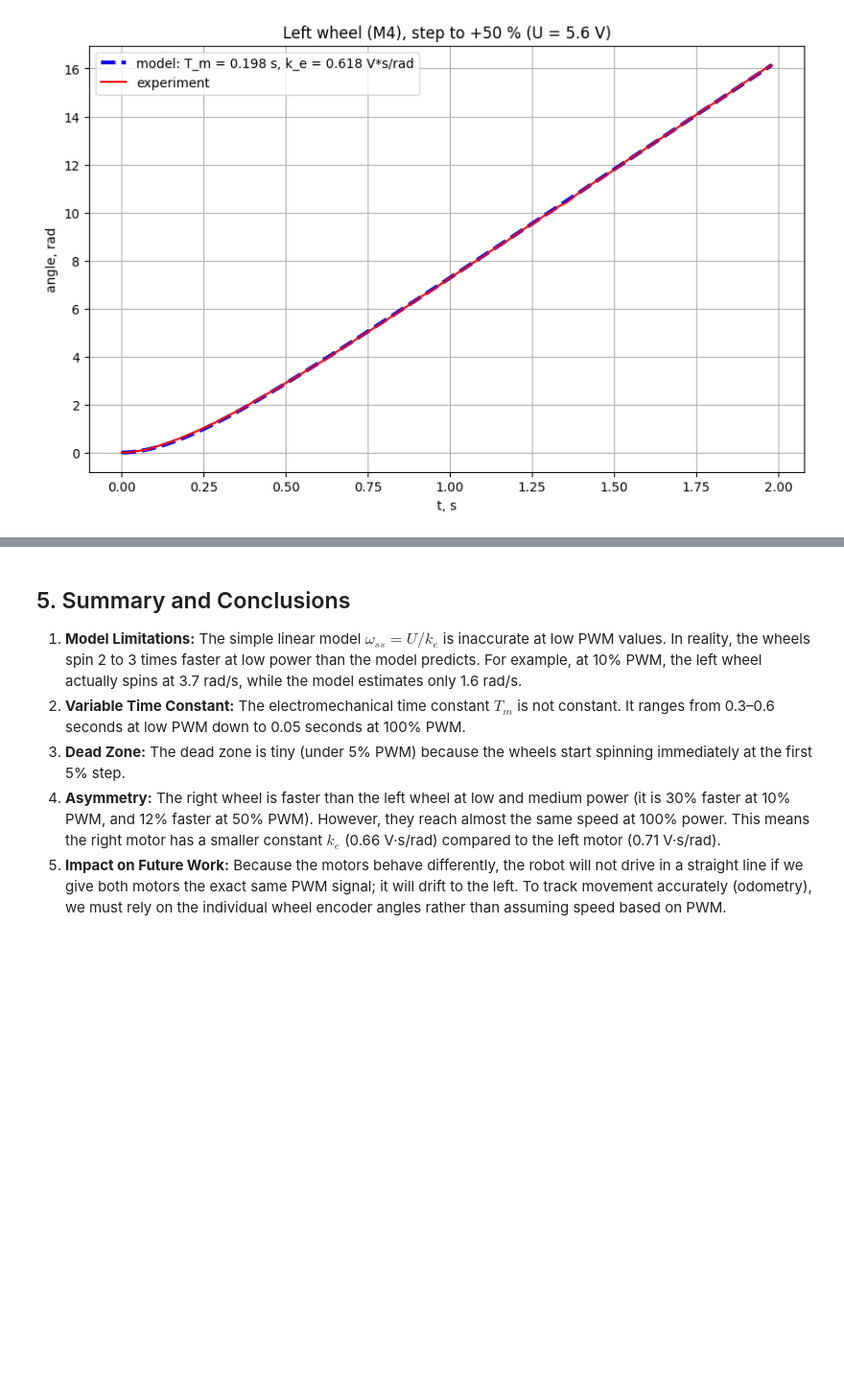
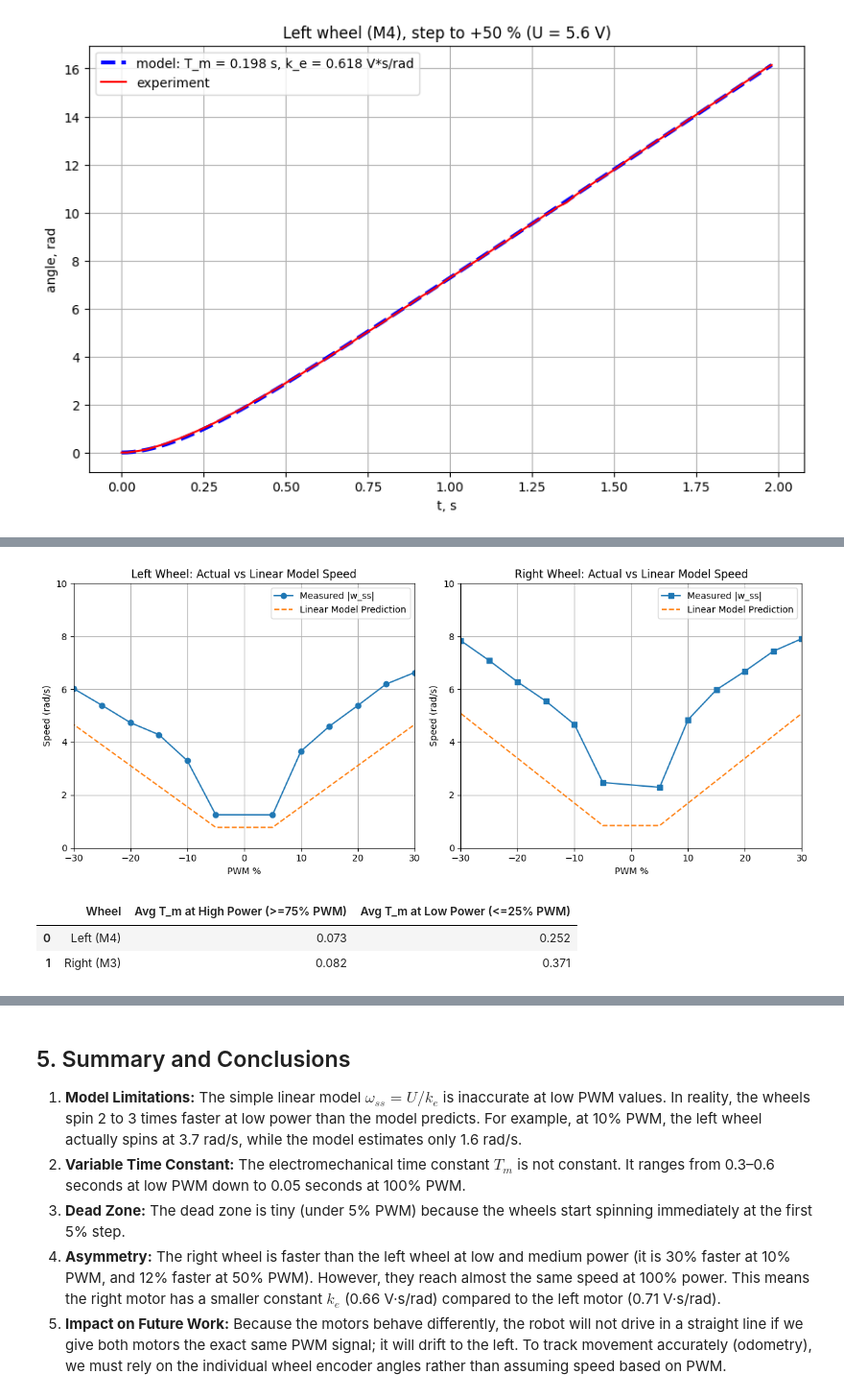
Before and after one commit to AdhambekYashnarbekov/CS413_Robotics-, a Jupyter notebook: week5/week5_code.ipynb, the cells around one changed output, grey strips where cells are left out. Shown at 96% size. Cells and saved outputs as stored; diff of their text form; code cells hidden in the pictures; blank space fills up the shorter version.

```diff
--- a/week5/week5_code.ipynb
+++ b/week5/week5_code.ipynb
@@ -173,0 +231,53 @@ plt.show()
+# %%
+# 2. Visualize Discrepancy at Low PWM levels (Model vs Actual)
+plt.figure(figsize=(12, 5))
+
+# Left Wheel Comparison
+plt.subplot(1, 2, 1)
+plt.plot(left_df['PWM'], np.abs(left_df['w_ss']), 'o-', label='Measured |w_ss|')
+plt.plot(left_df['PWM'], np.abs(left_df['w_pred']), '--', label='Linear Model Prediction')
+plt.title('Left Wheel: Actual vs Linear Model Speed')
+plt.xlabel('PWM %')
+plt.ylabel('Speed (rad/s)')
+plt.xlim(-30, 30)
+plt.ylim(0, 10)
+plt.grid(True)
+plt.legend()
+
+# Right Wheel Comparison
+plt.subplot(1, 2, 2)
+plt.plot(right_df['PWM'], np.abs(right_df['w_ss']), 's-', label='Measured |w_ss|')
+plt.plot(right_df['PWM'], np.abs(right_df['w_pred']), '--', label='Linear Model Prediction')
+plt.title('Right Wheel: Actual vs Linear Model Speed')
+plt.xlabel('PWM %')
+plt.ylabel('Speed (rad/s)')
+plt.xlim(-30, 30)
+plt.ylim(0, 10)
+plt.grid(True)
+plt.legend()
+
+plt.tight_layout()
+plt.show()
+# %% [output]
+[figure, added]
+# %%
+# 3. Summarize Time Constant Tm behavior
+# Calculate average Tm at high power (|PWM| >= 75) vs low power (|PWM| <= 25)
+
+left_high_tm = left_df[left_df['PWM'].abs() >= 75]['T_m'].mean()
+left_low_tm = left_df[(left_df['PWM'].abs() <= 25) & (left_df['PWM'].abs() > 0)]['T_m'].mean()
+
+right_high_tm = right_df[right_df['PWM'].abs() >= 75]['T_m'].mean()
+right_low_tm = right_df[(right_df['PWM'].abs() <= 25) & (right_df['PWM'].abs() > 0)]['T_m'].mean()
+
+tm_summary = pd.DataFrame({
+    'Wheel': ['Left (M4)', 'Right (M3)'],
+    'Avg T_m at High Power (>=75% PWM)': [left_high_tm, right_high_tm],
+    'Avg T_m at Low Power (<=25% PWM)': [left_low_tm, right_low_tm]
+})
+
+display(tm_summary.round(3))
+# %% [output]
+|  | Wheel | Avg T_m at High Power (>=75% PWM) | Avg T_m at Low Power (<=25% PWM) |
+| 0 | Left (M4) | 0.073 | 0.252 |
+| 1 | Right (M3) | 0.082 | 0.371 |
```
Also changed, not shown: parts of 5 cells of this notebook.
